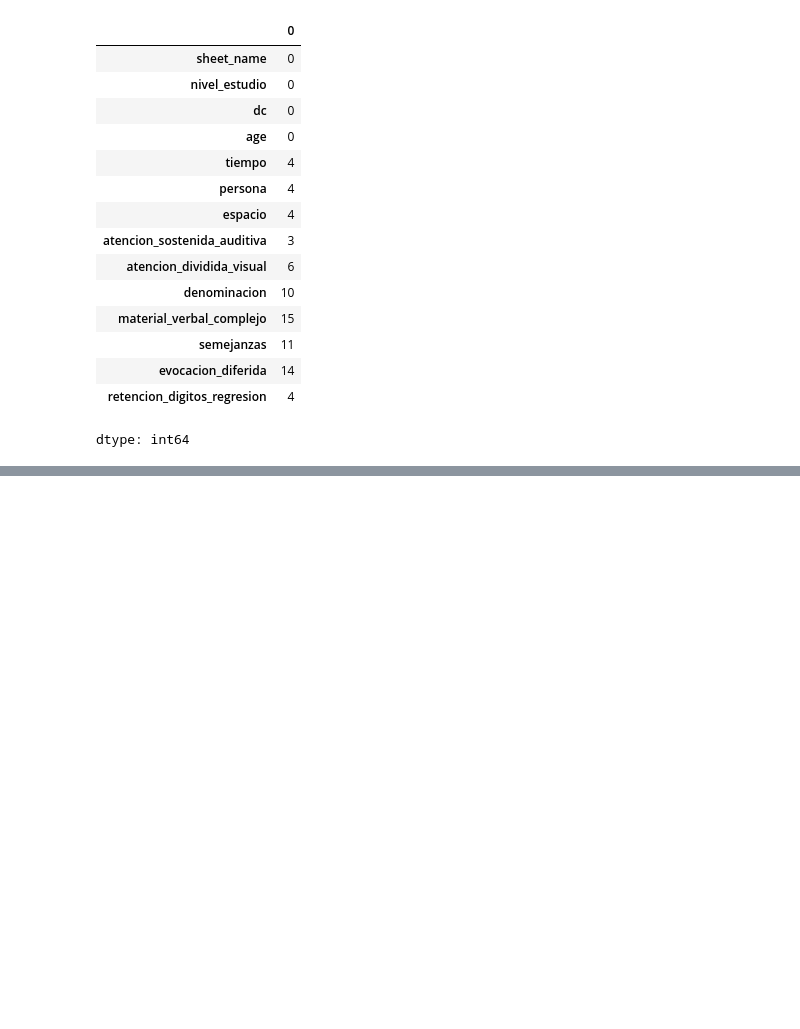
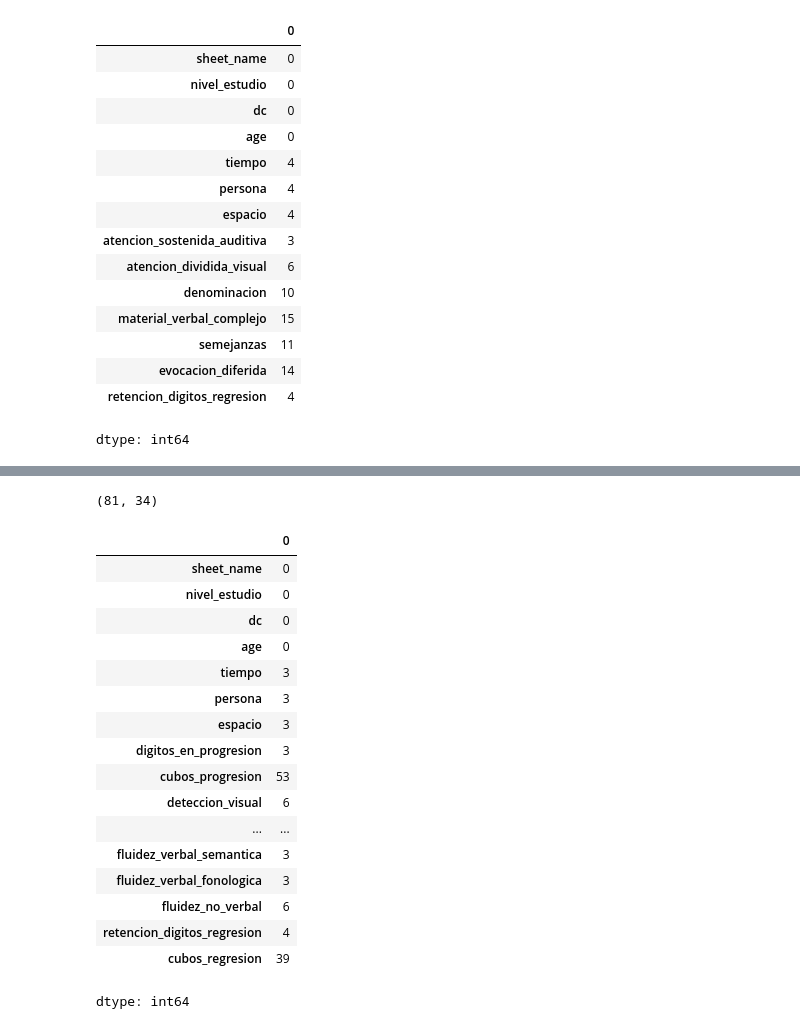
Before and after one commit to Nicolasg2c/dc_model_ts, a Jupyter notebook: src/dc_pipeline_2.ipynb, the cells around one changed output, grey strips where cells are left out. Cells and saved outputs as stored; diff of their text form; code cells hidden in the pictures; blank space fills up the shorter version.

```diff
--- a/src/dc_pipeline_2.ipynb
+++ b/src/dc_pipeline_2.ipynb
@@ -530,7 +593,7 @@ df = search_values(cleaned_sheets, features_tablas)
 cleaned_sheets_tabla_0 = {name: sheet for name, sheet in cleaned_sheets.items() if type_of_table[name] == 0}
 df_tabla_0 = search_values(cleaned_sheets_tabla_0, features_tabla_0)
 cleaned_sheets_tabla_1 = {name: sheet for name, sheet in cleaned_sheets.items() if type_of_table[name] == 1}
-df_tabla_1 = search_values(cleaned_sheets_tabla_1, features_tablas)
+df_tabla_1 = search_values(cleaned_sheets_tabla_1, features_tabla_1)
 # %%
 df_tabla_0
 # %% [output]
@@ -647,3 +722,26 @@ dtype: int64
+# %%
+print(df_tabla_1.shape)
+df_tabla_1.isna().sum()
+# %% [output]
+(81, 34)
+|  | 0 |
+| sheet_name | 0 |
+| nivel_estudio | 0 |
+| dc | 0 |
+| age | 0 |
+| tiempo | 3 |
+| persona | 3 |
+| espacio | 3 |
+| digitos_en_progresion | 3 |
+| cubos_progresion | 53 |
+| deteccion_visual | 6 |
+| ... | ... |
+| fluidez_verbal_semantica | 3 |
+| fluidez_verbal_fonologica | 3 |
+| fluidez_no_verbal | 6 |
+| retencion_digitos_regresion | 4 |
+| cubos_regresion | 39 |
+dtype: int64
 # %%
 # menor a 5 alteracion Alteración Severa
 # 5 a 24 bajo
```
Also changed, not shown: parts of 9 cells of this notebook.
